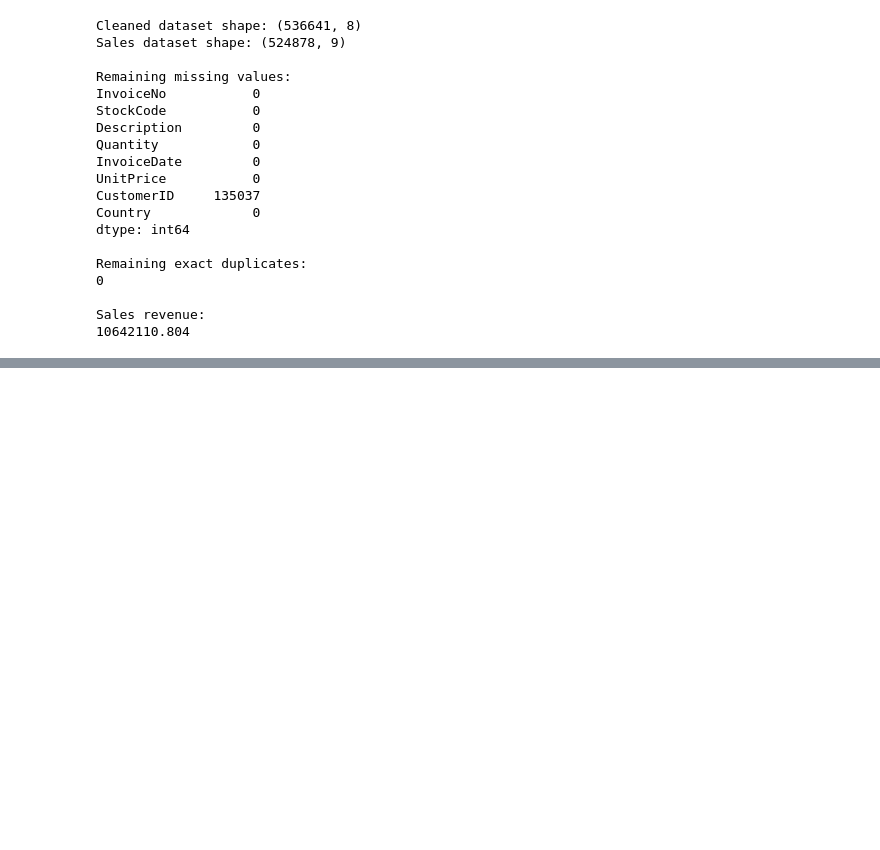
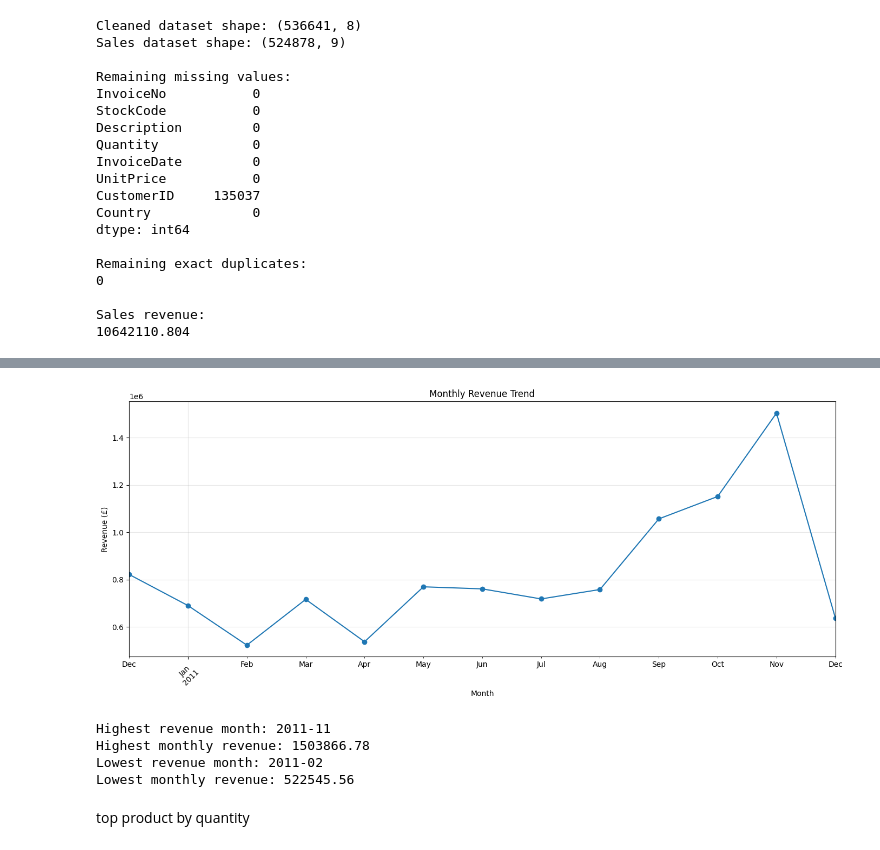
Before and after one commit to sandesh-bhatt/retail, a Jupyter notebook: Untitled4.ipynb, the cells around one changed output, grey strips where cells are left out. Cells and saved outputs as stored; diff of their text form; code cells hidden in the pictures; blank space fills up the shorter version.

```diff
--- a/Untitled4.ipynb
+++ b/Untitled4.ipynb
@@ -271,3 +271,19 @@ sales_df.to_csv(
     'online_retail_sales.csv',
     index=False
 )
+# %%
+sales_df['InvoiceDate'] = pd.to_datetime(
+    sales_df['InvoiceDate']
+)
+
+sales_df['Month'] = (
+    sales_df['InvoiceDate'].dt.to_period('M')
+)
+
+monthly_revenue = (
+    sales_df.groupby('Month')['Revenue']
+    .sum()
+    .sort_index()
+)
+
+monthly_revenue
@@ -273,0 +309,27 @@ sales_df.to_csv(
+# %%
+plt.figure(figsize=(14, 6))
+
+monthly_revenue.plot(kind='line', marker='o')
+
+plt.title('Monthly Revenue Trend')
+plt.xlabel('Month')
+plt.ylabel('Revenue (£)')
+plt.xticks(rotation=45)
+plt.grid(True, alpha=0.3)
+plt.tight_layout()
+plt.show()
+# %% [output]
+[figure, added]
+# %%
+print("Highest revenue month:", monthly_revenue.idxmax())
+print("Highest monthly revenue:", monthly_revenue.max())
+
+print("Lowest revenue month:", monthly_revenue.idxmin())
+print("Lowest monthly revenue:", monthly_revenue.min())
+# %% [output]
+Highest revenue month: 2011-11
+Highest monthly revenue: 1503866.78
+Lowest revenue month: 2011-02
+Lowest monthly revenue: 522545.56
+# %% [markdown]
+top product by quantity
```
Also changed, not shown: parts of 15 cells of this notebook.
